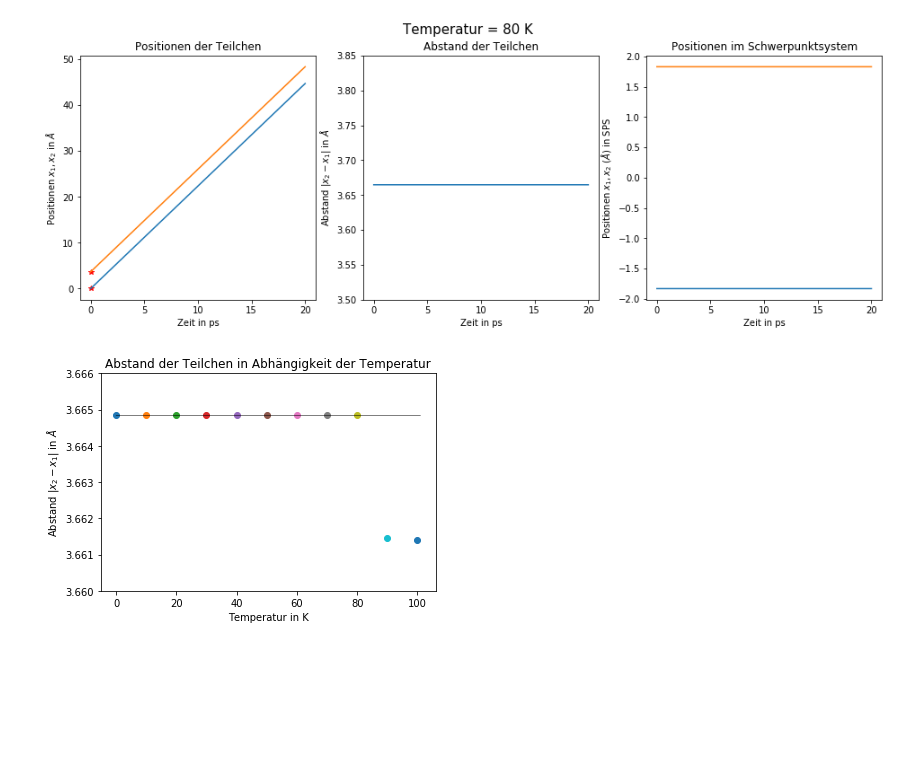
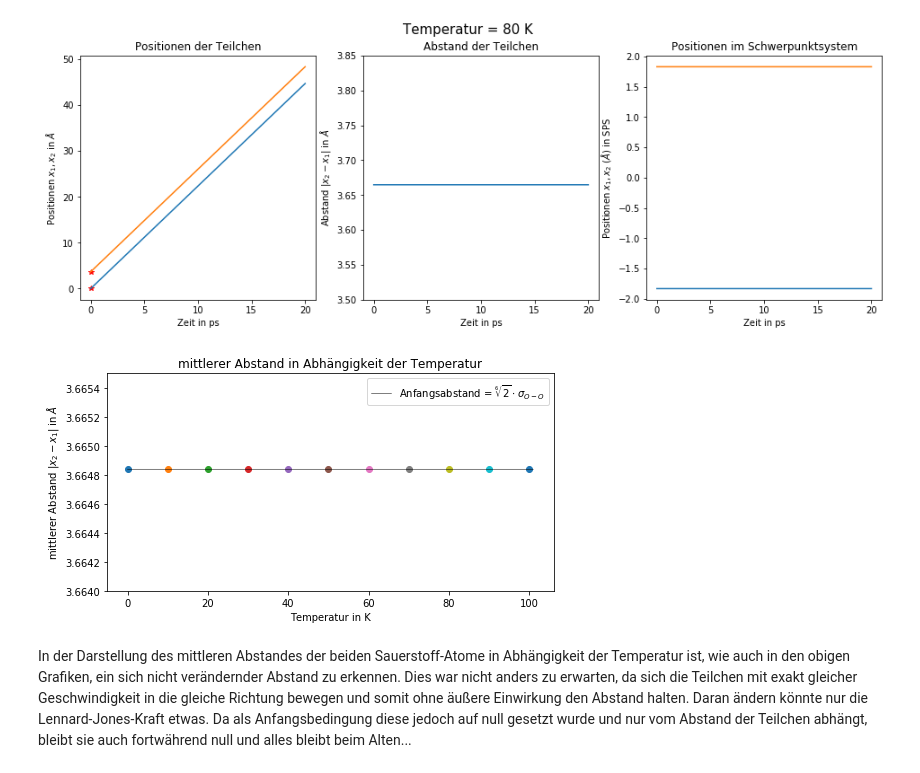
Before and after one commit to ehmzett/Keplerproblem, a Jupyter notebook: Molekulardynamik.ipynb, the cells around one changed output. Cells and saved outputs as stored; diff of their text form; code cells hidden in the pictures; blank space fills up the shorter version.

```diff
--- a/Molekulardynamik.ipynb
+++ b/Molekulardynamik.ipynb
@@ -3,11 +8,11 @@ import numpy as np
 import matplotlib.pyplot as plt
 %matplotlib inline
 # %%
-L = 50    # Kantenlänge der 1D-"Box" in Angstrom
+L = 100    # Kantenlänge der 1D-"Box" in Angstrom
 T5 = 5    # Temperatur in K.
 T40 = 40    # Temperatur in K.
 T80 = 80    # Temperatur in K.
-tf = 20        # Zielzeit der Integration in ps
+tges = 20        # Gesamtzeit in ps
 tau = 0.01     # Schrittweite
 abst = 3.265*(2**(1/6))  #Abstand der Teilchen von einander, Lennard-Jones-Kraft bei 2^(1/6)*sigma(O-O) gleich null
 
@@ -113,20 +118,20 @@ def leapfrog1D(x,T,Z,m,Lx,tau,nstep,periodic):
     fx=LJkraft1D(X[:,-1],Z,periodic,Lx)
     VX[:,-1]=VX[:,-1]-0.5*tau*fx/m
 
-    T1 = X[0,:] #Teilchen 1: holt sich die gesamte erste Zeile aus der Matrix mit den Positionsdaten
-    T2 = X[1,:] #Teilchen 2: holt sich die gesamte zweite Zeile
+    x1 = X[0,:] #Teilchen 1: holt sich die gesamte erste Zeile aus der Matrix mit den Positionsdaten
+    x2 = X[1,:] #Teilchen 2: holt sich die gesamte zweite Zeile
 
-    nstep = np.round(tf/tau) # Anzahl Schritte
-    t = np.linspace(0,tf,int(nstep+1)) #Festlegung der Zeitachse (0, Gesamtzeit, Anzahl Zeitschritte)
+    nstep = np.round(tges/tau) # Anzahl Schritte
+    t = np.linspace(0,tges,int(nstep+1)) #Festlegung der Zeitachse (0, Gesamtzeit, Anzahl Zeitschritte)
 
-    return t, T1, T2
+    return t, x1, x2
 # %%
-nstep = np.round(tf/tau)
+nstep = np.round(tges/tau)
 
 #Aufrufen der leapfrog1D-Funktion, um die jeweiligen Bewegungsdaten der Teilchen zu erhalten
-t, T1_5, T2_5 = leapfrog1D(x,T5,Z,m,L,tau,nstep,0) #für T=5K
-t, T1_40, T2_40 = leapfrog1D(x,T40,Z,m,L,tau,nstep,0) #für T=40K
-t, T1_80, T2_80 = leapfrog1D(x,T80,Z,m,L,tau,nstep,0) #für T=80K
+t, x1_5, x2_5 = leapfrog1D(x,T5,Z,m,L,tau,nstep,0) #für T=5K
+t, x1_40, x2_40 = leapfrog1D(x,T40,Z,m,L,tau,nstep,0) #für T=40K
+t, x1_80, x2_80 = leapfrog1D(x,T80,Z,m,L,tau,nstep,0) #für T=80K
 # %%
 #Berechnung des Abstandes der Teilchen
 #Berechnung des Schwerpunktes der beiden Teilchen
@@ -195,16 +201,22 @@ fig.suptitle('Temperatur = 80 K', size=15)
 Text(0.5, 0.98, 'Temperatur = 80 K')
 [figure]
 # %%
+#Plotten des mittleren Abstandes in Abhängigkeit der Temperatur
+#die schwarze Linie dient als Veranschaulichung, dass der Abstand mit der Zeit nicht vom Anfangsabstand abweicht
 w = 3.265*(2**(1/6))*np.ones(10000)
+fig = plt.figure(figsize=(8,4))
 for i in range(0,101,10):
-    t, T1, T2 = leapfrog1D(x,i,Z,m,L,tau,nstep,0)
-    mean_abst = np.mean(np.abs(T1-T2))
+    t, x1, x2 = leapfrog1D(x,i,Z,m,L,tau,nstep,0)
+    mean_abst = np.mean(np.abs(x1-x2))
     plt.scatter(i, mean_abst, marker='o')
-plt.plot(np.linspace(0,101,10000), w, linewidth=0.5, color='k')
-plt.title("Abstand der Teilchen in Abhängigkeit der Temperatur")
+plt.plot(np.linspace(0,101,10000), w, linewidth=0.5, color='k', label='Anfangsabstand = $\sqrt[6]{2}\cdot\sigma_{O-O}$')
+plt.title("mittlerer Abstand in Abhängigkeit der Temperatur")
 plt.xlabel("Temperatur in K")
-plt.ylabel("Abstand $|x_2-x_1|$ in $\AA$")
-plt.ylim(3.660, 3.666)
+plt.legend(loc='best')
+plt.ylabel("mittlerer Abstand $|x_2-x_1|$ in $\AA$")
+plt.ylim(3.664, 3.6655)
 plt.show()
 # %% [output]
-[figure, old version]
+[figure, new version]
+# %% [markdown]
+In der Darstellung des mittleren Abstandes der beiden Sauerstoff-Atome in Abhängigkeit der Temperatur ist, wie auch in den obigen Grafiken, ein sich nicht verändernder Abstand zu erkennen. Dies war nicht anders zu erwarten, da sich die Teilchen mit exakt gleicher Geschwindigkeit in die gleiche Richtung bewegen und somit ohne äußere Einwirkung den Abstand halten. Daran ändern könnte nur die Lennard-Jones-Kraft etwas. Da als Anfangsbedingung diese jedoch auf null gesetzt wurde und nur vom Abstand der Teilchen abhängt, bleibt sie auch fortwährend null und alles bleibt beim Alten...
```
Also changed, not shown: parts of 5 cells of this notebook.
